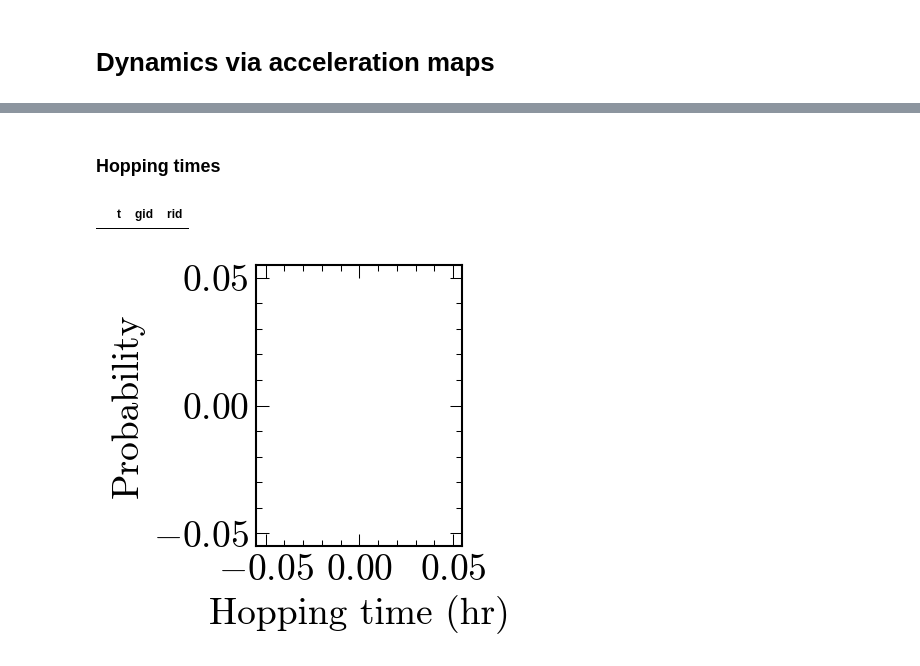
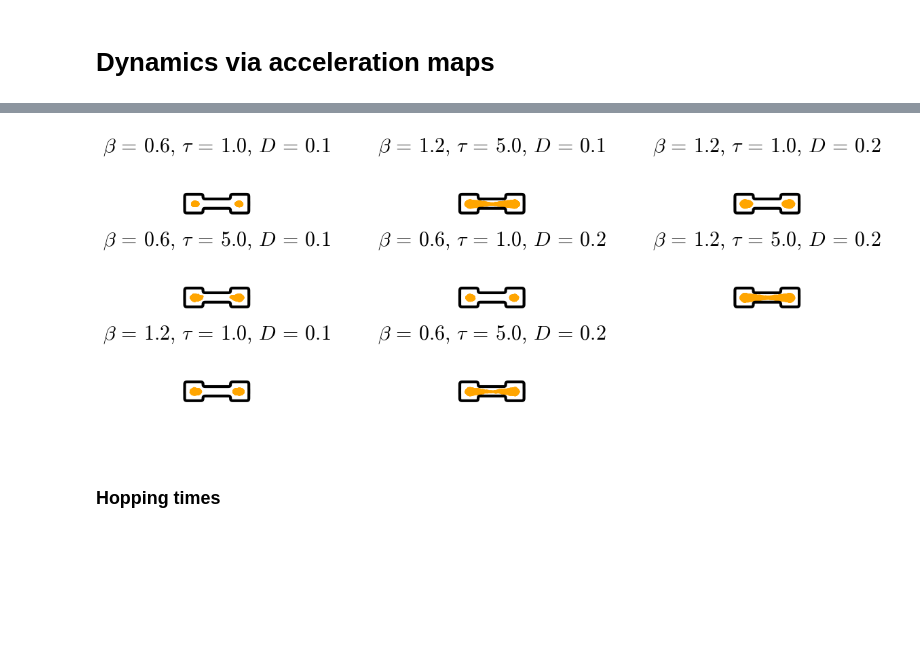
Before and after one commit to pedromzadeh/CCAM, a Jupyter notebook: driver/maps.ipynb, the cells around one changed output, grey strips where cells are left out. Saved outputs shown, nothing was run; the diff lists cells and outputs as text; code cells hidden in the pictures; blank space fills up the shorter version.

```diff
--- a/driver/maps.ipynb
+++ b/driver/maps.ipynb
@@ -54,0 +17,15 @@ Loaded data with configuration:
+# %%
+from glob import glob
+
+data = []
+for gid in range(8):
+    df = pd.read_pickle(f"data/medium/grid_id{gid}.pkl")
+    df.rename(columns={"grid id" : "gid", "run id" : "rid"}, inplace=True)
+    df["timestamp[hr]"] = df.index * dt
+    df.x *= mu_factor
+    df.y *= mu_factor
+    data.append(df)
+
+print(f"Loaded {len(data)} configurations.")
+[print(f"\t - Grid {gid}: {len(df)} total data points | {len(df.rid.unique())} runs | {len(df[df.rid==0])} data points / run") for gid, df in zip(range(8), data)]
+display(data[0])
@@ -85,26 +57,6 @@ Ending up with 723 existing runs.
+# %%
+analysis.position_dist(data, mu_factor)
+# %% [output]
+[figure, added]
 # %% [markdown]
 ### Hopping times
-# %%
-hop_times = []
-df_HT = []
-for (gid, rid), df in global_pos.groupby(["gid", "rid"]):
-        t = analysis.get_hopping_times(df, mu_factor)
-        [hop_times.append(el) for el in t]
-        df_t = pd.DataFrame(t, columns=["t"])
-        df_t["gid"] = gid
-        df_t["rid"] = rid
-        df_HT.append(df_t)
-
-df_HT = pd.concat(df_HT)
-df_HT
-# %% [output]
-|  | t | gid | rid |
-# %%
-plt.figure(figsize=(3, 3), dpi=150)
-plt.hist(np.array(df_HT.t), bins=40, color="red", alpha=0.5, density=True)
-plt.xlabel("Hopping time (hr)")
-plt.ylabel("Probability")
-plt.tight_layout()
-plt.show()
-# %% [output]
-[figure, removed]
```
Also changed, not shown: parts of 23 cells of this notebook.
